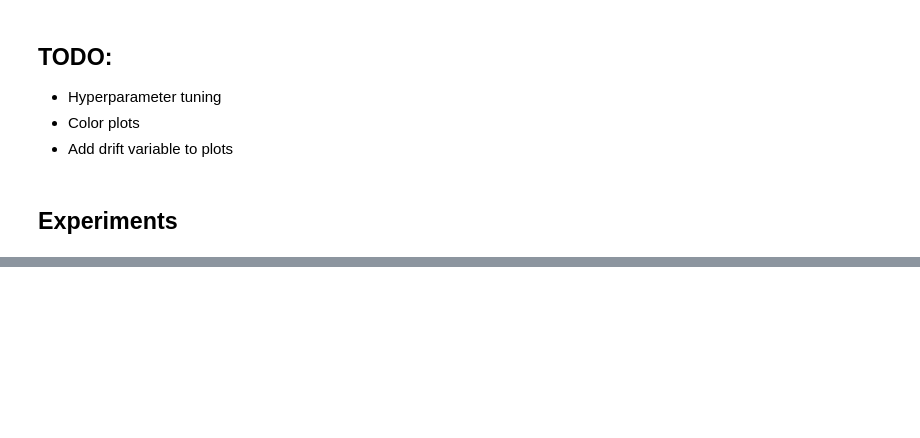
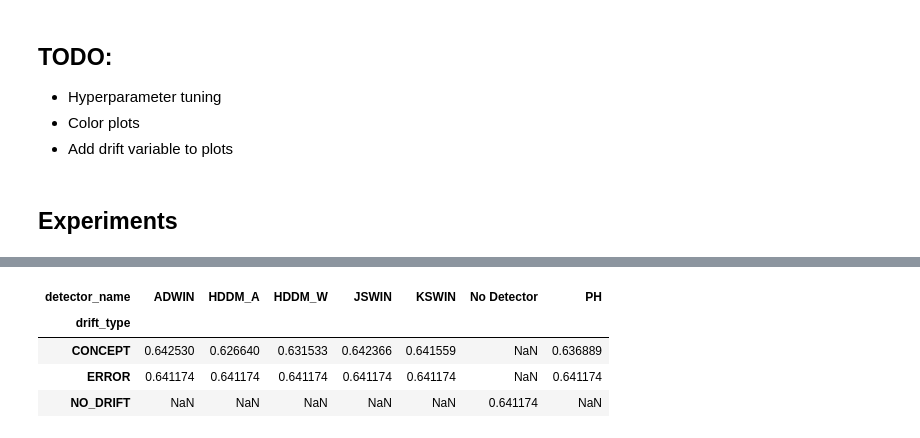
Before and after one commit to izabelatelejko/river, a Jupyter notebook: Experiments/project.ipynb, the cells around one changed output, grey strips where cells are left out. Saved outputs shown, nothing was run; the diff lists cells and outputs as text; code cells hidden in the pictures; blank space fills up the shorter version.

```diff
--- a/Experiments/project.ipynb
+++ b/Experiments/project.ipynb
@@ -66,3 +84,11 @@ exp.plot(artifical_ds.X)
+# %%
+exp.get_average_accs()
+# %% [output]
+| detector_name | ADWIN | HDDM_A | HDDM_W | JSWIN | KSWIN | No Detector | PH |
+| drift_type |  |  |  |  |  |  |  |
+| CONCEPT | 0.642530 | 0.626640 | 0.631533 | 0.642366 | 0.641559 | NaN | 0.636889 |
+| ERROR | 0.641174 | 0.641174 | 0.641174 | 0.641174 | 0.641174 | NaN | 0.641174 |
+| NO_DRIFT | NaN | NaN | NaN | NaN | NaN | 0.641174 | NaN |
 # %%
 label_shift_ds = LabelShiftDataStream(n=10000, ratios=[0.2, 0.8, 0.1, 0.4, 0.6])
 label_shift_ds.plot_stream()
```
Also changed, not shown: parts of 3 cells of this notebook, 7 other files.
